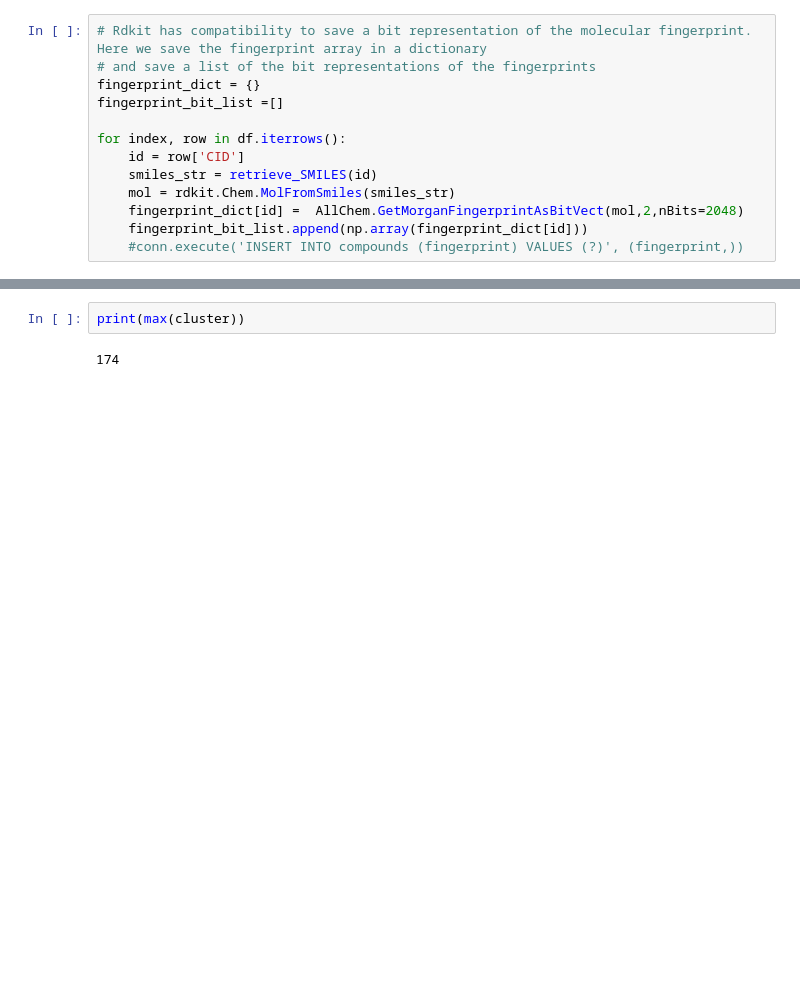
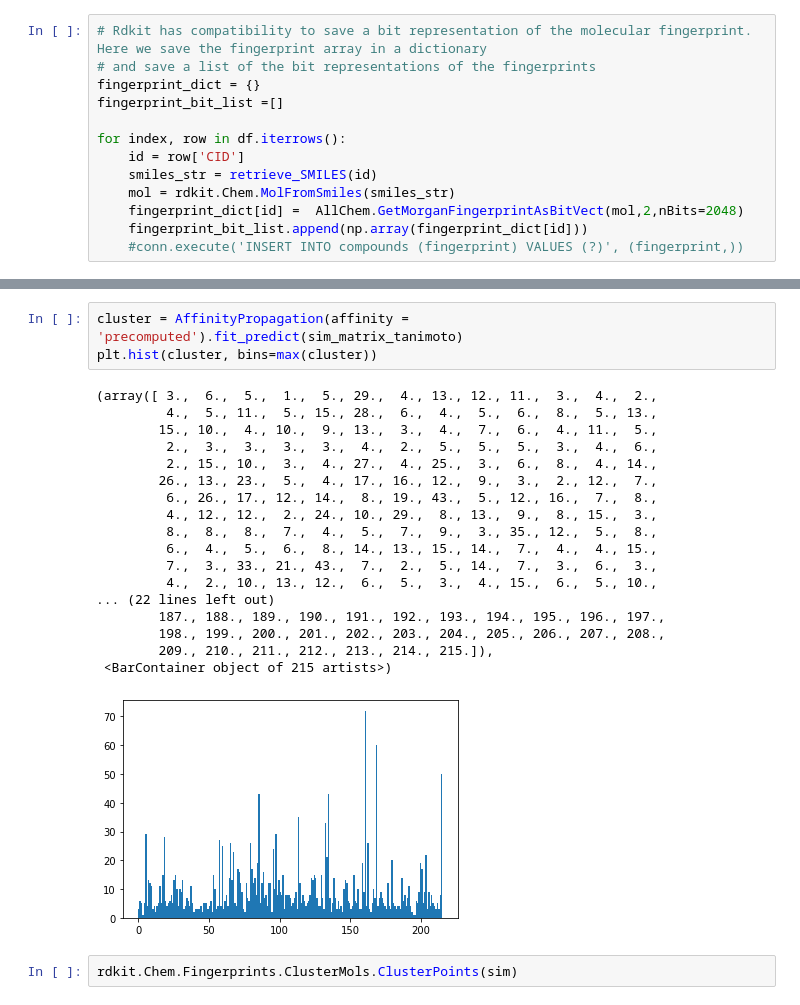
Before and after one commit to Elizabeth-Hayman/Data_science_practical, a Jupyter notebook: Data_Science.ipynb, the cells around one changed output, grey strips where cells are left out. Saved outputs shown, nothing was run; the diff lists cells and outputs as text; blank space fills up the shorter version.

```diff
--- a/Data_Science.ipynb
+++ b/Data_Science.ipynb
@@ -183,4 +205,24 @@ cluster = AffinityPropagation(affinity = 'precomputed').fit_predict(sim_matrix)
 # %%
-print(max(cluster))
+cluster = AffinityPropagation(affinity = 'precomputed').fit_predict(sim_matrix_tanimoto)
+plt.hist(cluster, bins=max(cluster))
 # %% [output]
-174
+(array([ 3.,  6.,  5.,  1.,  5., 29.,  4., 13., 12., 11.,  3.,  4.,  2.,
+         4.,  5., 11.,  5., 15., 28.,  6.,  4.,  5.,  6.,  8.,  5., 13.,
+        15., 10.,  4., 10.,  9., 13.,  3.,  4.,  7.,  6.,  4., 11.,  5.,
+         2.,  3.,  3.,  3.,  3.,  4.,  2.,  5.,  5.,  5.,  3.,  4.,  6.,
+         2., 15., 10.,  3.,  4., 27.,  4., 25.,  3.,  6.,  8.,  4., 14.,
+        26., 13., 23.,  5.,  4., 17., 16., 12.,  9.,  3.,  2., 12.,  7.,
+         6., 26., 17., 12., 14.,  8., 19., 43.,  5., 12., 16.,  7.,  8.,
+         4., 12., 12.,  2., 24., 10., 29.,  8., 13.,  9.,  8., 15.,  3.,
+         8.,  8.,  8.,  7.,  4.,  5.,  7.,  9.,  3., 35., 12.,  5.,  8.,
+         6.,  4.,  5.,  6.,  8., 14., 13., 15., 14.,  7.,  4.,  4., 15.,
+         7.,  3., 33., 21., 43.,  7.,  2.,  5., 14.,  7.,  3.,  6.,  3.,
+         4.,  2., 10., 13., 12.,  6.,  5.,  3.,  4., 15.,  6.,  5., 10.,
+... (22 lines left out)
+        187., 188., 189., 190., 191., 192., 193., 194., 195., 196., 197.,
+        198., 199., 200., 201., 202., 203., 204., 205., 206., 207., 208.,
+        209., 210., 211., 212., 213., 214., 215.]),
+ <BarContainer object of 215 artists>)
+[figure, added]
+# %%
+rdkit.Chem.Fingerprints.ClusterMols.ClusterPoints(sim)
```
Also changed, not shown: parts of 8 cells of this notebook, 1 other file.
